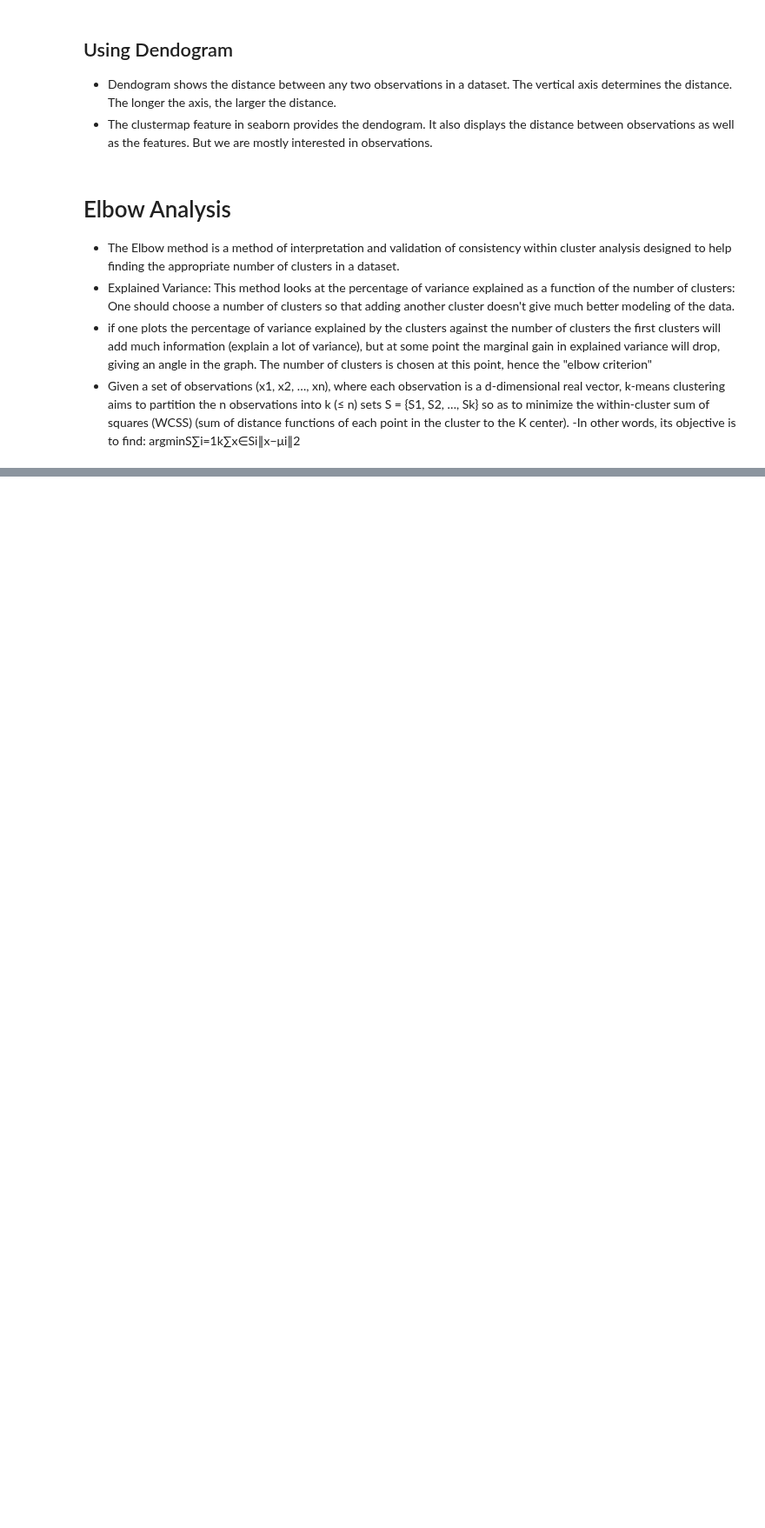
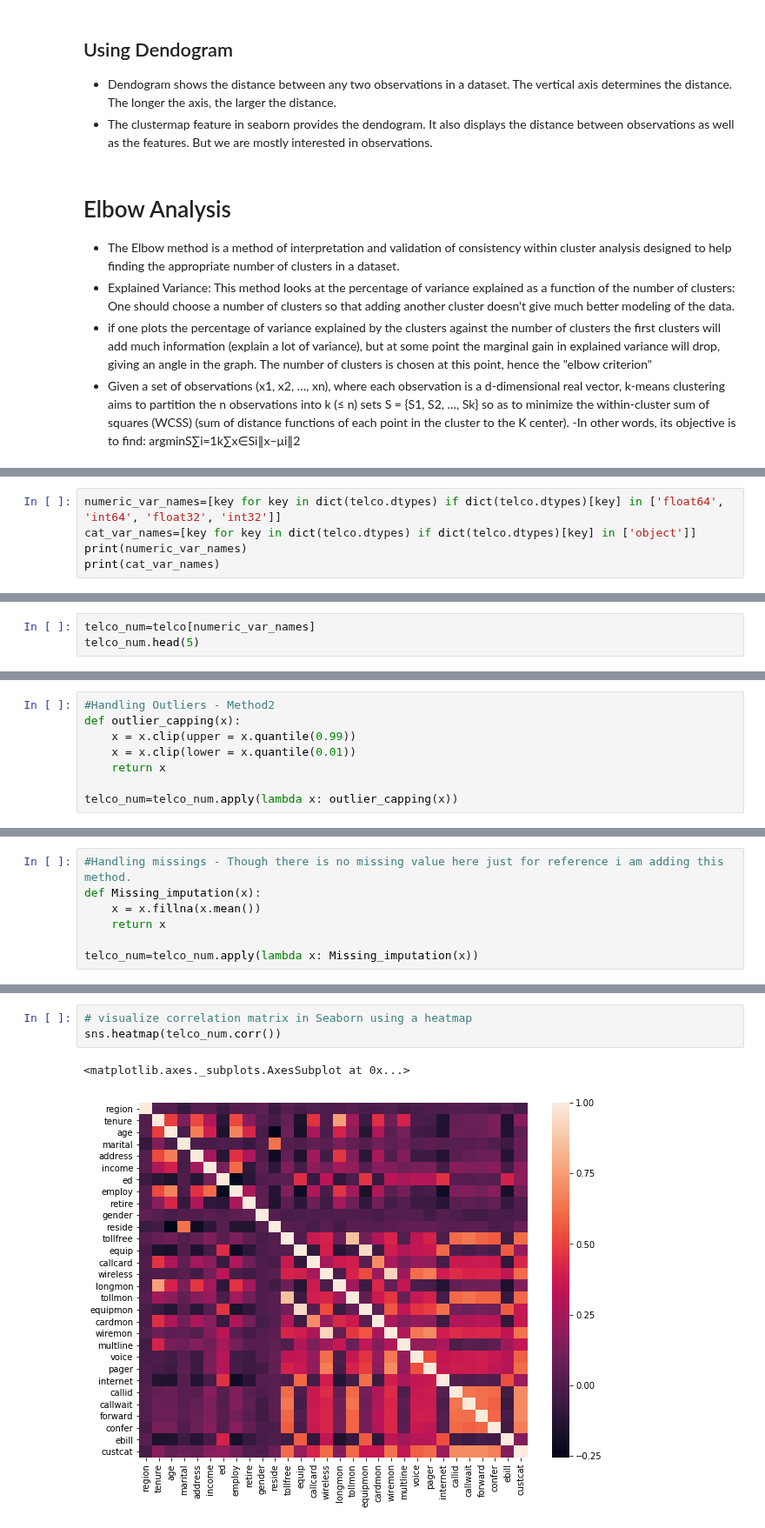
Before and after one commit to mkmritunjay/machineLearning, a Jupyter notebook: KMeans.ipynb, the cells around one changed output, grey strips where cells are left out. Shown at 87% size. Drawn from its saved outputs; the diff is of its cells as text; blank space fills up the shorter version.

```diff
--- a/KMeans.ipynb
+++ b/KMeans.ipynb
@@ -124,0 +186,5 @@ It ranges from -1 (worst) to 1 (best). A **global score** is calculated by takin
+# %%
+numeric_var_names=[key for key in dict(telco.dtypes) if dict(telco.dtypes)[key] in ['float64', 'int64', 'float32', 'int32']]
+cat_var_names=[key for key in dict(telco.dtypes) if dict(telco.dtypes)[key] in ['object']]
+print(numeric_var_names)
+print(cat_var_names)
@@ -124,0 +194,3 @@ It ranges from -1 (worst) to 1 (best). A **global score** is calculated by takin
+# %%
+telco_num=telco[numeric_var_names]
+telco_num.head(5)
@@ -124,0 +232,8 @@ It ranges from -1 (worst) to 1 (best). A **global score** is calculated by takin
+# %%
+#Handling Outliers - Method2
+def outlier_capping(x):
+    x = x.clip(upper = x.quantile(0.99))
+    x = x.clip(lower = x.quantile(0.01))
+    return x
+
+telco_num=telco_num.apply(lambda x: outlier_capping(x))
@@ -124,0 +260,7 @@ It ranges from -1 (worst) to 1 (best). A **global score** is calculated by takin
+# %%
+#Handling missings - Though there is no missing value here just for reference i am adding this method.
+def Missing_imputation(x):
+    x = x.fillna(x.mean())
+    return x
+
+telco_num=telco_num.apply(lambda x: Missing_imputation(x))
@@ -124,0 +287,6 @@ It ranges from -1 (worst) to 1 (best). A **global score** is calculated by takin
+# %%
+# visualize correlation matrix in Seaborn using a heatmap
+sns.heatmap(telco_num.corr())
+# %% [output]
+<matplotlib.axes._subplots.AxesSubplot at 0x...>
+[figure, added]
```
Also changed, not shown: parts of 15 cells of this notebook.
